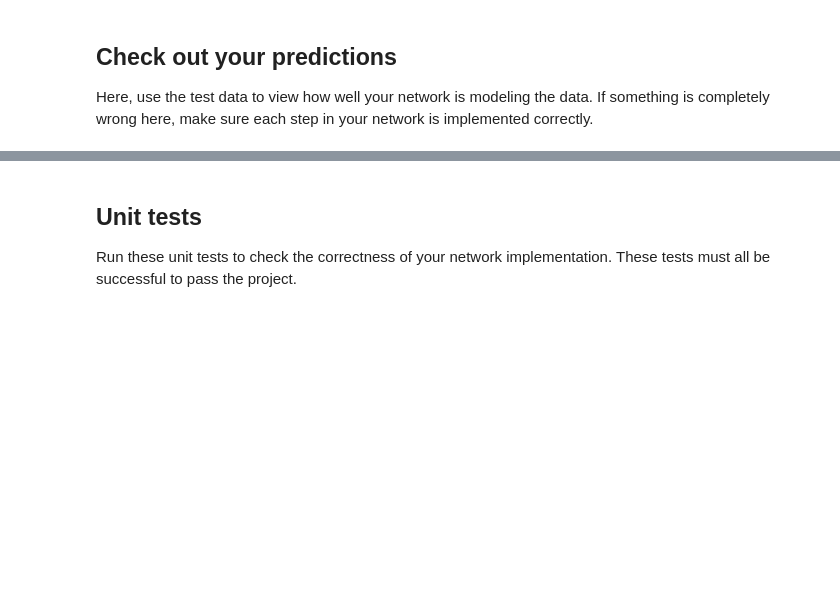
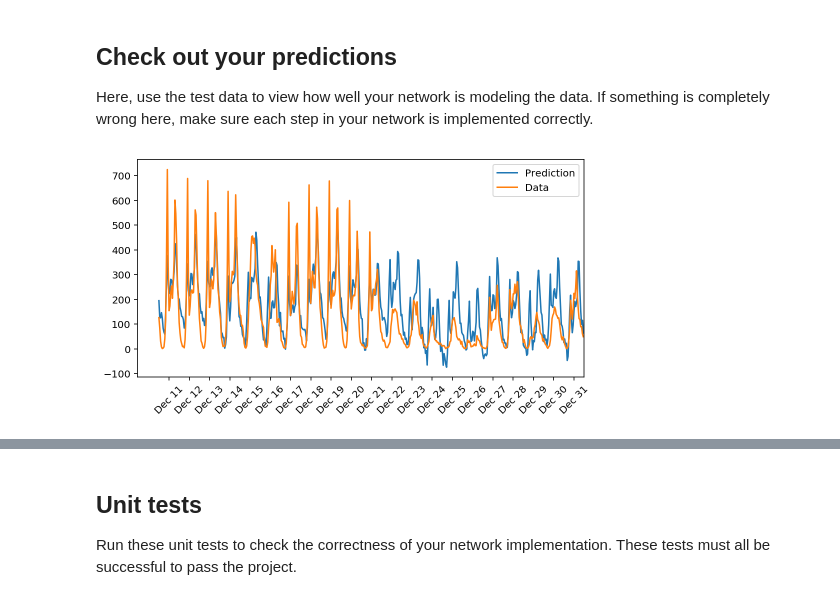
Before and after one commit to rpicatoste/dlndf-project1, a Jupyter notebook: DLND Your first neural network.ipynb, the cells around one changed output, grey strips where cells are left out. Saved outputs shown, nothing was run; the diff lists cells and outputs as text; code cells hidden in the pictures; blank space fills up the shorter version.

```diff
--- a/DLND Your first neural network.ipynb
+++ b/DLND Your first neural network.ipynb
@@ -242,17 +267,19 @@ Here, use the test data to view how well your network is modeling the data. If s
 # %%
 fig, ax = plt.subplots(figsize=(8,4))
 
 mean, std = scaled_features['cnt']
-predictions = network.run(test_features)*std + mean
-ax.plot(predictions[0], label='Prediction')
+predictions = network.run(test_features)[0].T * std + mean
+ax.plot(predictions, label='Prediction')
 ax.plot((test_targets['cnt']*std + mean).values, label='Data')
 ax.set_xlim(right=len(predictions))
 ax.legend()
 
 dates = pd.to_datetime(rides.ix[test_data.index]['dteday'])
 dates = dates.apply(lambda d: d.strftime('%b %d'))
 ax.set_xticks(np.arange(len(dates))[12::24])
 _ = ax.set_xticklabels(dates[12::24], rotation=45)
+# %% [output]
+[figure, added]
 # %% [markdown]
 ## OPTIONAL: Thinking about your results(this question will not be evaluated in the rubric).
 
```
Also changed, not shown: parts of 8 cells of this notebook, 3 other files.
